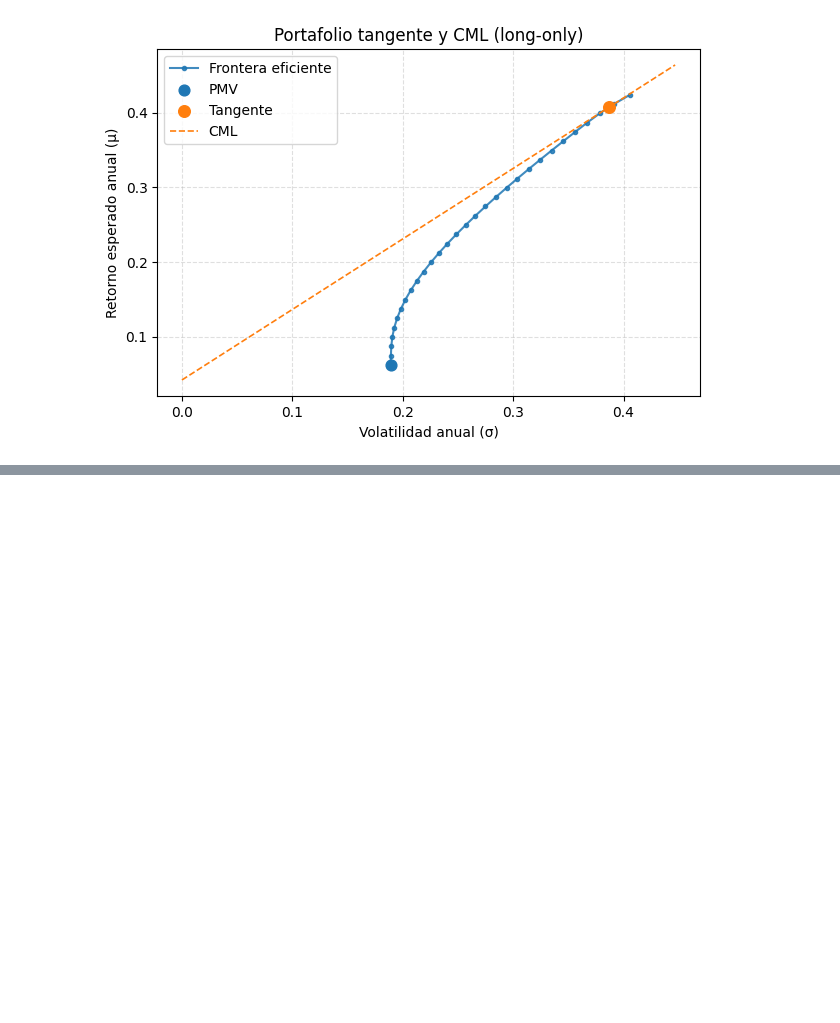
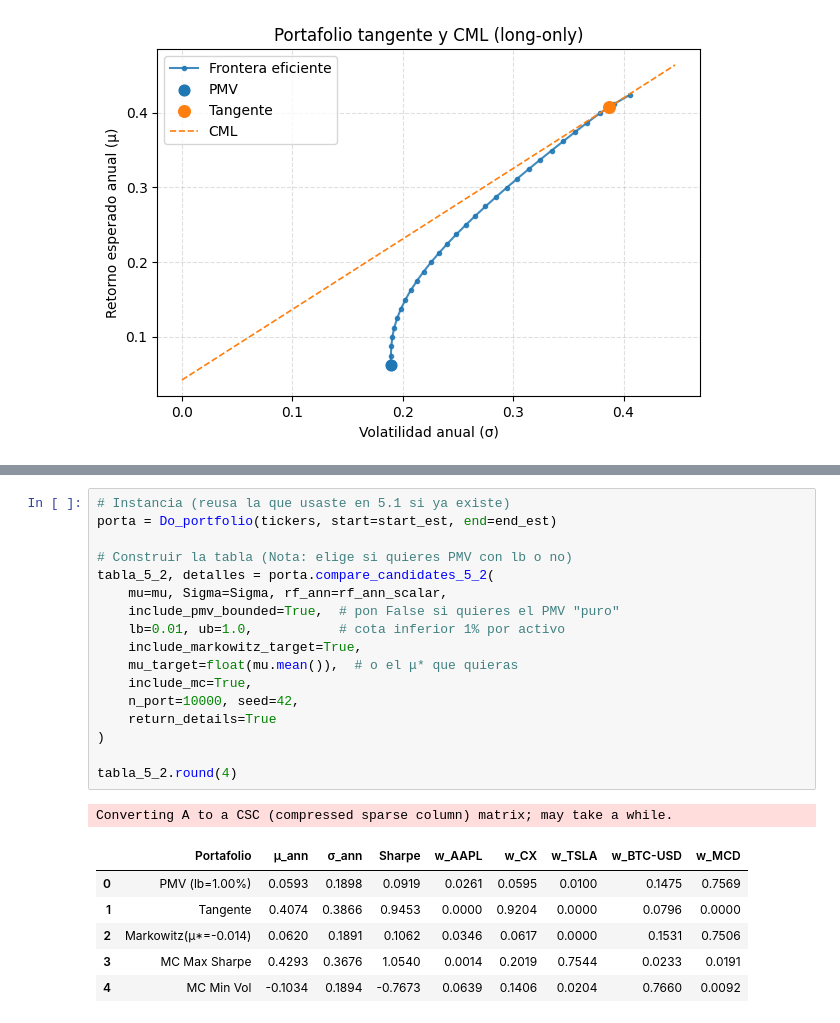
Before and after one commit to fabiantovarc/Portafolio-de-inversion, a Jupyter notebook: notebooks/taller1.ipynb, the cells around one changed output, grey strips where cells are left out. Drawn from its saved outputs; the diff is of its cells as text; blank space fills up the shorter version.

```diff
--- a/notebooks/taller1.ipynb
+++ b/notebooks/taller1.ipynb
@@ -471,0 +536,25 @@ plt.title("Portafolio tangente y CML (long-only)"); plt.grid(True, ls="--", alph
+# %%
+# Instancia (reusa la que usaste en 5.1 si ya existe)
+porta = Do_portfolio(tickers, start=start_est, end=end_est)
+
+# Construir la tabla (Nota: elige si quieres PMV con lb o no)
+tabla_5_2, detalles = porta.compare_candidates_5_2(
+    mu=mu, Sigma=Sigma, rf_ann=rf_ann_scalar,
+    include_pmv_bounded=True,  # pon False si quieres el PMV "puro"
+    lb=0.01, ub=1.0,           # cota inferior 1% por activo
+    include_markowitz_target=True,
+    mu_target=float(mu.mean()),  # o el μ* que quieras
+    include_mc=True,
+    n_port=10000, seed=42,
+    return_details=True
+)
+
+tabla_5_2.round(4)
+# %% [output]
+Converting A to a CSC (compressed sparse column) matrix; may take a while.
+|  | Portafolio | μ_ann | σ_ann | Sharpe | w_AAPL | w_CX | w_TSLA | w_BTC-USD | w_MCD |
+| 0 | PMV (lb=1.00%) | 0.0593 | 0.1898 | 0.0919 | 0.0261 | 0.0595 | 0.0100 | 0.1475 | 0.7569 |
+| 1 | Tangente | 0.4074 | 0.3866 | 0.9453 | 0.0000 | 0.9204 | 0.0000 | 0.0796 | 0.0000 |
+| 2 | Markowitz(μ*=-0.014) | 0.0620 | 0.1891 | 0.1062 | 0.0346 | 0.0617 | 0.0000 | 0.1531 | 0.7506 |
+| 3 | MC Max Sharpe | 0.4293 | 0.3676 | 1.0540 | 0.0014 | 0.2019 | 0.7544 | 0.0233 | 0.0191 |
+| 4 | MC Min Vol | -0.1034 | 0.1894 | -0.7673 | 0.0639 | 0.1406 | 0.0204 | 0.7660 | 0.0092 |
```
Also changed, not shown: parts of 14 cells of this notebook, 4 other files.
